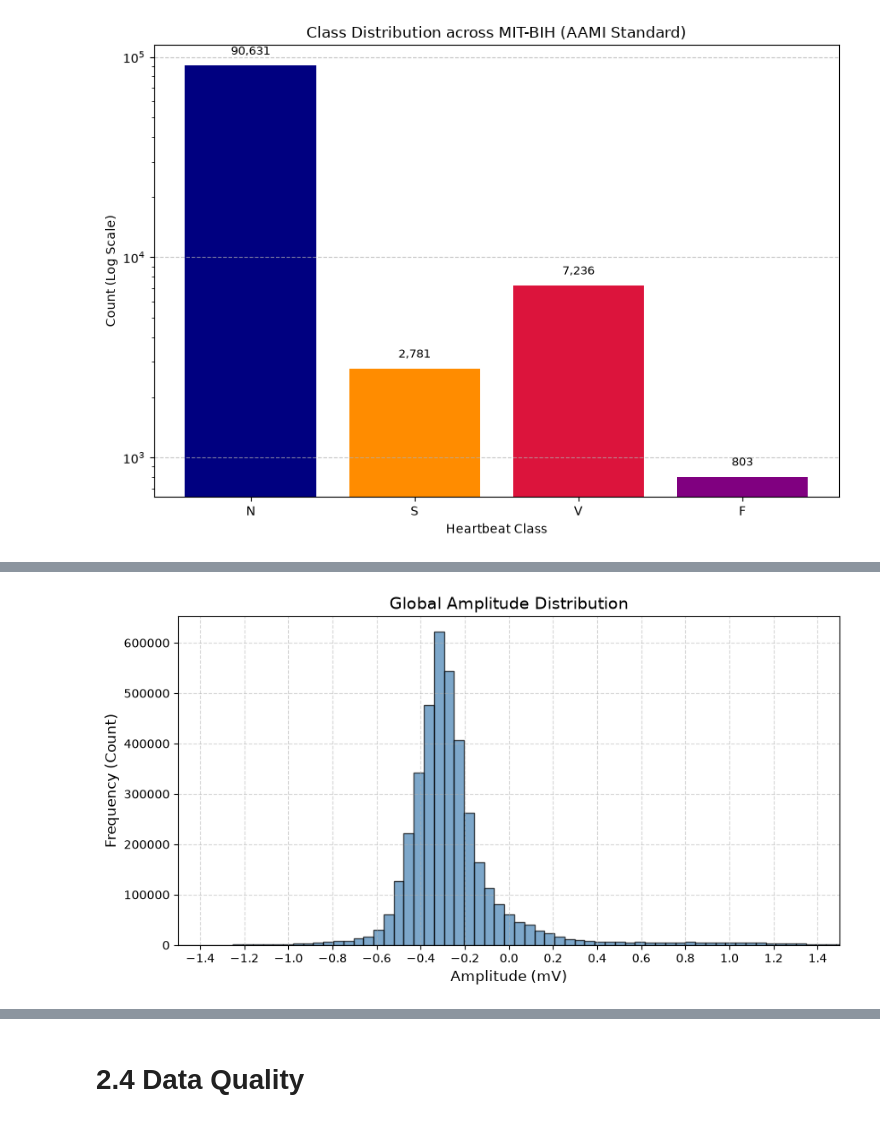
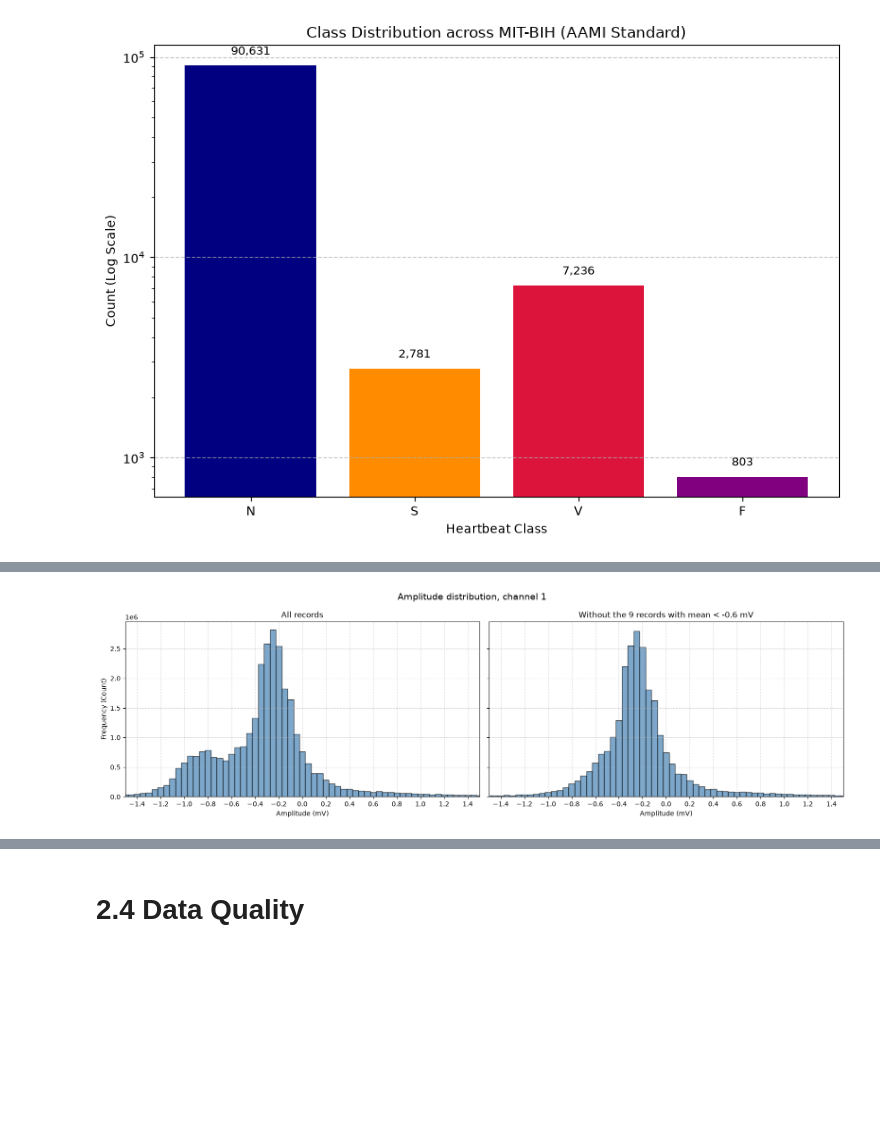
Before and after one commit to RasSved/Data-Mining-Project, a Jupyter notebook: notebooks/EDA.ipynb, the cells around one changed output, grey strips where cells are left out. Cells and saved outputs as stored; diff of their text form; code cells hidden in the pictures; blank space fills up the shorter version.

```diff
--- a/notebooks/EDA.ipynb
+++ b/notebooks/EDA.ipynb
@@ -242,9 +337,9 @@ for i, t in enumerate(targets):
     y_min, y_max = signal_segment.min(), signal_segment.max()
     axes[i].set_ylim(y_min - 0.3, y_max + 0.6)
 
-    # Plot all annotations occurring within the window
+    # Plot only beat annotations occurring within the window ('+', '~' etc. are skipped)
     for idx, pos in enumerate(ann.sample):
-        if start_p <= pos < end_p:
+        if start_p <= pos < end_p and ann.symbol[idx] in BEAT_SYMBOLS:
             sym = ann.symbol[idx]
             y_val = rec.p_signal[pos, 0]
             col = color_map.get(sym, 'gray')
@@ -384,25 +495,83 @@ record    N    S   V   F  total
 # %%
-import matplotlib.pyplot as plt
-import numpy as np
-import matplotlib.ticker as ticker
+# Histogram of channel 1 over all records, built without keeping all samples in memory.
+# Fixed bin edges: 205 bins of 0.05 mV covering -5.125 to 5.125 mV (the data range is -5.120 to 5.115 mV).
+edges = np.linspace(-5.125, 5.125, 206)
+centers = (edges[:-1] + edges[1:]) / 2
+hist_counts = np.zeros(len(centers), dtype=np.int64)
+record_hist = {}      # counts per record, so records can be left out afterwards
+record_means = {}
+n_total = 0
+sum_total = 0.0
+n_within_1mv = 0
+global_min, global_max = np.inf, -np.inf
+not_mlii = {}
 
-# Antag att du har din 'combined_signals' array från tidigare
+for rec_name in records:
+    rec = wfdb.rdrecord(str(DATA_PATH / rec_name))
+    x = rec.p_signal[:, 0]                            # channel 1 only
+    record_hist[rec_name] = np.histogram(x, bins=edges)[0]
+    hist_counts += record_hist[rec_name]              # add this record's counts to the total
+    record_means[rec_name] = x.mean()
+    n_total += len(x)
+    sum_total += x.sum()                              # running sum for the exact mean
+    n_within_1mv += (np.abs(x) <= 1.0).sum()
+    global_min, global_max = min(global_min, x.min()), max(global_max, x.max())
+    if rec.sig_name[0] != 'MLII':
+        not_mlii[rec_name] = rec.sig_name[0]
+
+# Every sample must end up in exactly one bin
+assert hist_counts.sum() == n_total
+
+# Median estimated from the bin counts (each sample is replaced by its bin center)
+median_bin = np.searchsorted(np.cumsum(hist_counts), n_total / 2)
+peak = hist_counts.argmax()
+
+print(f"Bin width: {edges[1] - edges[0]:.3f} mV, number of bins: {len(hist_counts)}")
+print(f"Peak bin center: {centers[peak]:.3f} mV ({hist_counts[peak]} samples)")
+print(f"Exact mean (running sum / count): {sum_total / n_total:.3f} mV")
+print(f"Estimated median: {centers[median_bin]:.3f} mV (bin center, uncertainty +-{(edges[1] - edges[0]) / 2:.3f} mV)")
+print(f"Share of samples within +-1.0 mV: {n_within_1mv / n_total:.4f}")
+print(f"Min: {global_min:.3f} mV, max: {global_max:.3f} mV, samples: {n_total}")
+print(f"Channel 1 is not MLII in {len(not_mlii)} records: {not_mlii}")
+
+# Mean of channel 1 per record
+lowest = min(record_means, key=record_means.get)
+highest = max(record_means, key=record_means.get)
+print(f"\nPer-record mean of channel 1: {record_means[lowest]:.3f} mV (record {lowest}) "
+      f"to {record_means[highest]:.3f} mV (record {highest})")
+low_mean = {r: round(m, 3) for r, m in record_means.items() if m < -0.6}
+print(f"Records with mean below -0.6 mV: {len(low_mean)}: {low_mean}")
+
+# Histogram of all records and of the records that are not in low_mean
+hist_rest = sum(record_hist[r] for r in records if r not in low_mean)
+print(f"\nCounts per bin around -0.8 mV (all records / without the {len(low_mean)} records):")
+for center, n_all, n_rest in zip(centers, hist_counts, hist_rest):
+    if -1.05 < center < -0.45:
+        print(f"  {center:6.2f} mV: {n_all:8d} / {n_rest:8d}")
+
+fig, axes = plt.subplots(1, 2, figsize=(16, 5), sharey=True)
+for ax, counts_to_plot, title in [(axes[0], hist_counts, 'All records'),
+                                  (axes[1], hist_rest, f'Without the {len(low_mean)} records with mean < -0.6 mV')]:
+    ax.bar(centers, counts_to_plot, width=np.diff(edges), color='steelblue', edgecolor='black', alpha=0.7)
+    ax.xaxis.set_major_locator(ticker.MultipleLocator(0.2))
+    ax.set_xlim(-1.5, 1.5)
+    ax.set_title(title)
+    ax.set_xlabel('Amplitude (mV)')
+    ax.grid(True, linestyle='--', alpha=0.5)
+axes[0].set_ylabel('Frequency (Count)')
+plt.suptitle('Amplitude distribution, channel 1', fontsize=14)
+plt.tight_layout()
+plt.show()
+
+# Main figure: all records
 plt.figure(figsize=(10, 5))
-
-# Vi skapar histogrammet med fler bins för högre detaljrikedom
-counts, bins, patches = plt.hist(combined_signals, bins=150, color='steelblue', edgecolor='black', alpha=0.7)
-peak_bin_index = np.argmax(counts)
-print(f"Peak bin center: {(bins[peak_bin_index] + bins[peak_bin_index+1]) / 2:.3f} mV")
-
-plt.title('Global Amplitude Distribution', fontsize=14)
+plt.bar(centers, hist_counts, width=np.diff(edges), color='steelblue', edgecolor='black', alpha=0.7)
+plt.gca().xaxis.set_major_locator(ticker.MultipleLocator(0.2))
+plt.xlim(-1.5, 1.5)
+plt.title('Global Amplitude Distribution (channel 1, all records)', fontsize=14)
 plt.xlabel('Amplitude (mV)', fontsize=12)
 plt.ylabel('Frequency (Count)', fontsize=12)
-
-# Zooma in på det relevanta intervallet där de flesta värdena finns (t.ex. -1.5 till 1.5 mV)
-# Justera gärna dessa gränser om du vill se ännu mer eller mindre
-plt.gca().xaxis.set_major_locator(ticker.MultipleLocator(0.2))
-
-plt.xlim(-1.5, 1.5)
 plt.grid(True, linestyle='--', alpha=0.5)
+plt.tight_layout()
 plt.show()
 # %% [output]
@@ -410 +595 @@ Peak bin center: -0.318 mV
-[figure, old version]
+[figure, new version]
```
Also changed, not shown: parts of 18 cells of this notebook.
